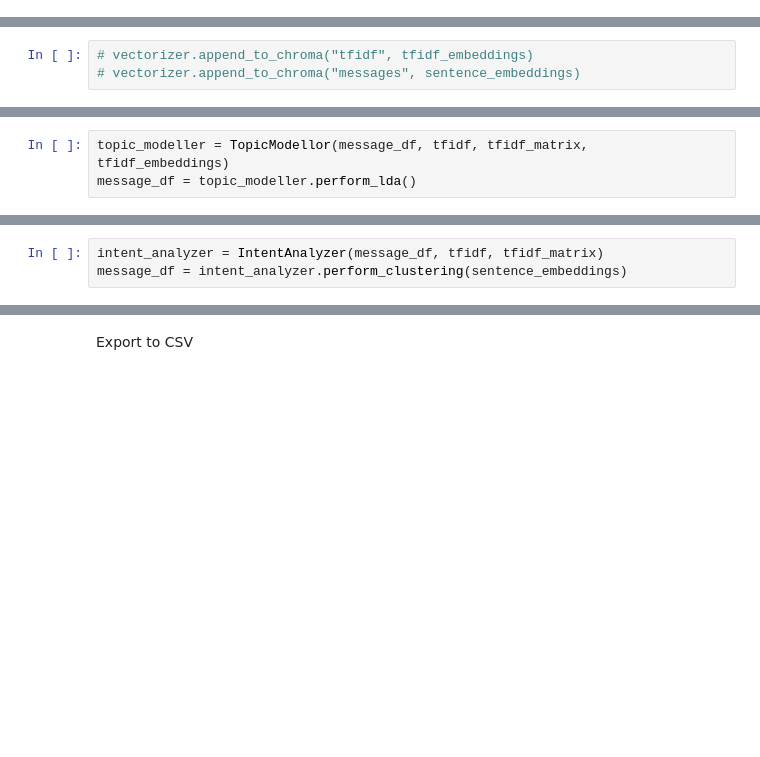
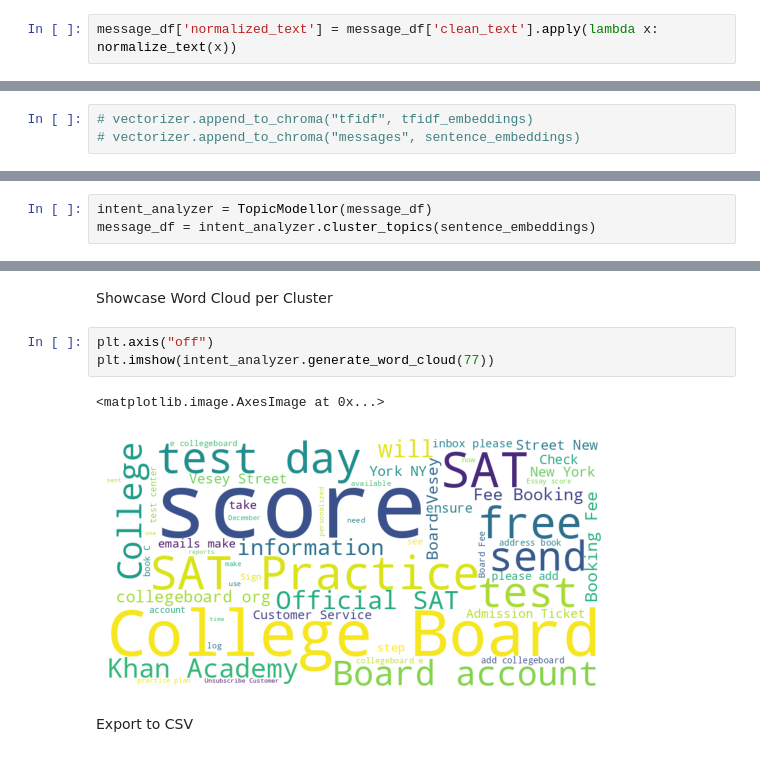
Before and after one commit to belalmn/qib_email_analysis, a Jupyter notebook: ETL.ipynb, the cells around one changed output, grey strips where cells are left out. Saved outputs shown, nothing was run; the diff lists cells and outputs as text; blank space fills up the shorter version.

Commit message:
Removed LDA based topic modelling, added LLM description, Word Cloud, and Word Frequency writing for intent analysis.

```diff
--- a/ETL.ipynb
+++ b/ETL.ipynb
@@ -85,3 +96,5 @@ message_df['clean_text'] = message_df['plain_text_body'].apply(lambda x: clean_t
+# %%
+message_df['normalized_text'] = message_df['clean_text'].apply(lambda x: normalize_text(x))
 # %% [markdown]
 Response Times
 # %%
@@ -128,3 +139,0 @@ Topic Modelling
-# %%
-topic_modeller = TopicModellor(message_df, tfidf, tfidf_matrix, tfidf_embeddings)
-message_df = topic_modeller.perform_lda()
@@ -137,3 +142,3 @@ Intent Analysis
 # %%
-intent_analyzer = IntentAnalyzer(message_df, tfidf, tfidf_matrix)
-message_df = intent_analyzer.perform_clustering(sentence_embeddings)
+intent_analyzer = TopicModellor(message_df)
+message_df = intent_analyzer.cluster_topics(sentence_embeddings)
@@ -142,3 +183,11 @@ top_keywords_for_each_cluster = intent_analyzer.get_top_keywords_for_each_cluste
+# %% [markdown]
+Showcase Word Cloud per Cluster
+# %%
+plt.axis("off")
+plt.imshow(intent_analyzer.generate_word_cloud(77))
+# %% [output]
+<matplotlib.image.AxesImage at 0x...>
+[figure, added]
 # %% [markdown]
 Export to CSV
 # %%
```
Also changed, not shown: parts of 20 cells of this notebook, 5 other files.
